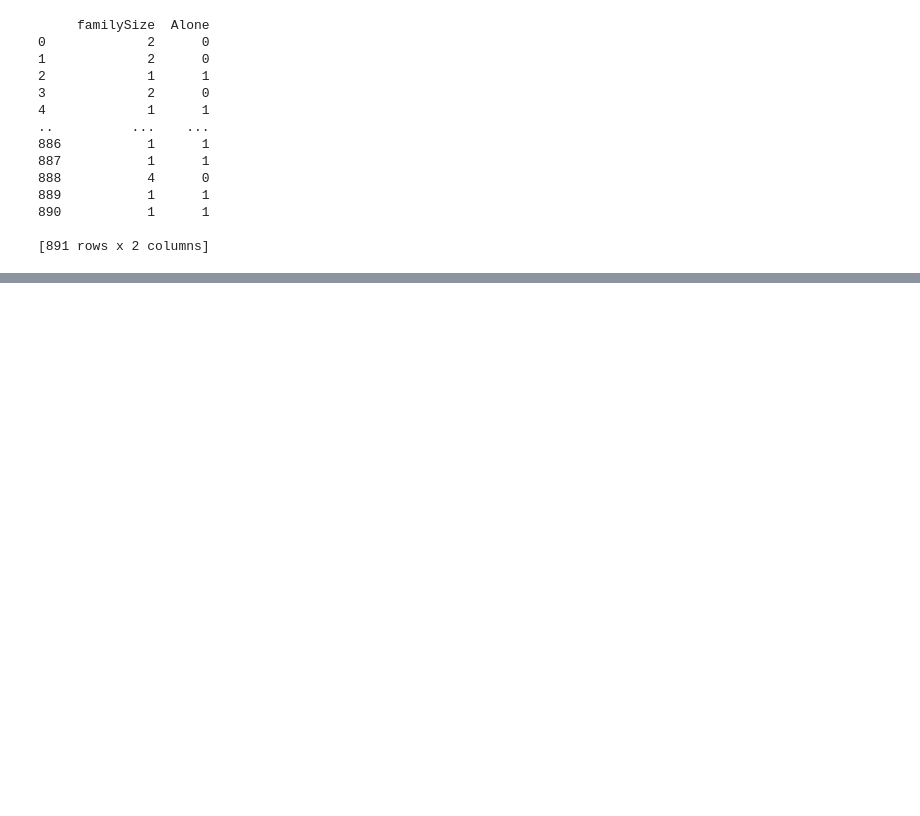
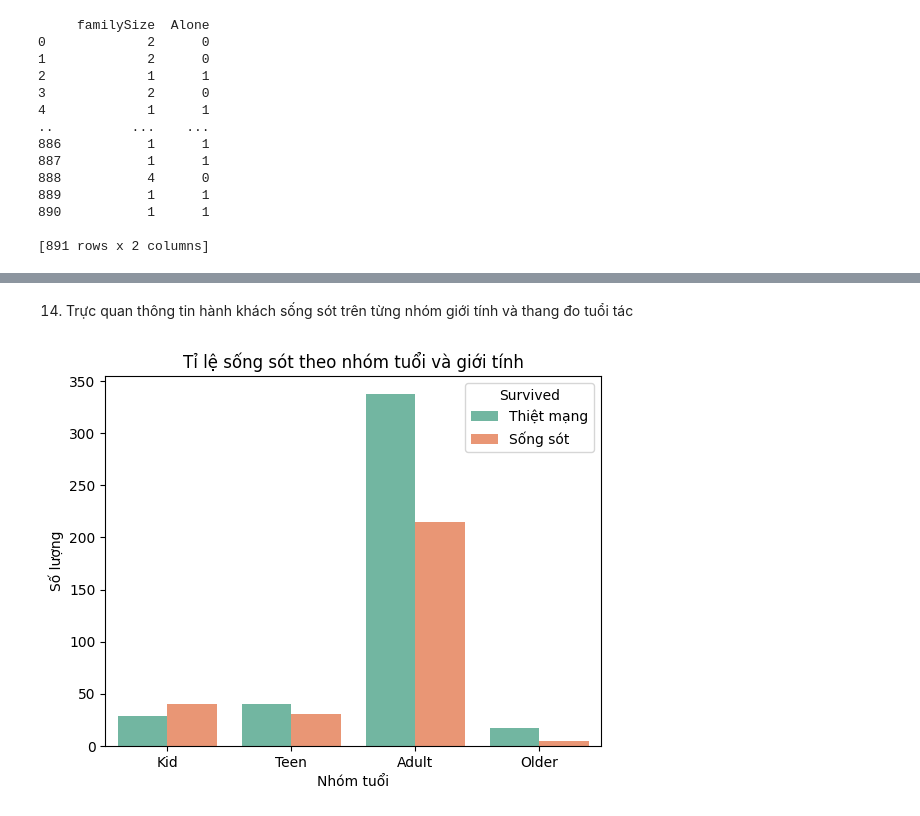
Before and after one commit to Duc-bug/Data-Analysis-Deep-Learning-Explanation, a Jupyter notebook: Week 4/lab4.ipynb, the cells around one changed output, grey strips where cells are left out. Cells and saved outputs as stored; diff of their text form; code cells hidden in the pictures; blank space fills up the shorter version.

```diff
--- a/Week 4/lab4.ipynb
+++ b/Week 4/lab4.ipynb
@@ -206,0 +253,11 @@ print(df[["familySize","Alone"]])
+# %% [markdown]
+14. Trực quan thông tin hành khách sống sót trên từng nhóm giới tính và thang đo tuổi tác
+# %%
+sns.countplot(x='Agegroup', hue='Survived', data=df, palette='Set2')
+plt.title('Tỉ lệ sống sót theo nhóm tuổi và giới tính')
+plt.xlabel('Nhóm tuổi')
+plt.ylabel('Số lượng')
+plt.legend(title='Survived', labels=['Thiệt mạng', 'Sống sót'])
+plt.show()
+# %% [output]
+[figure, added]
```
Also changed, not shown: parts of 16 cells of this notebook, 1 other file.
